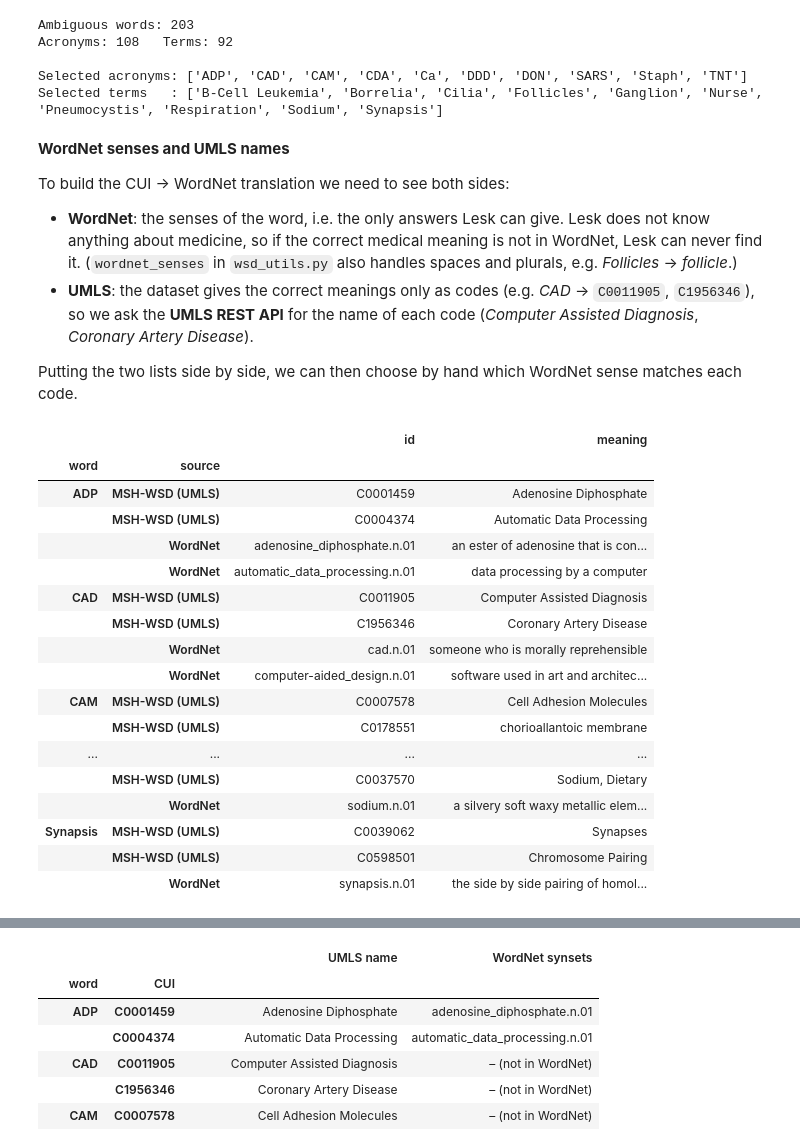
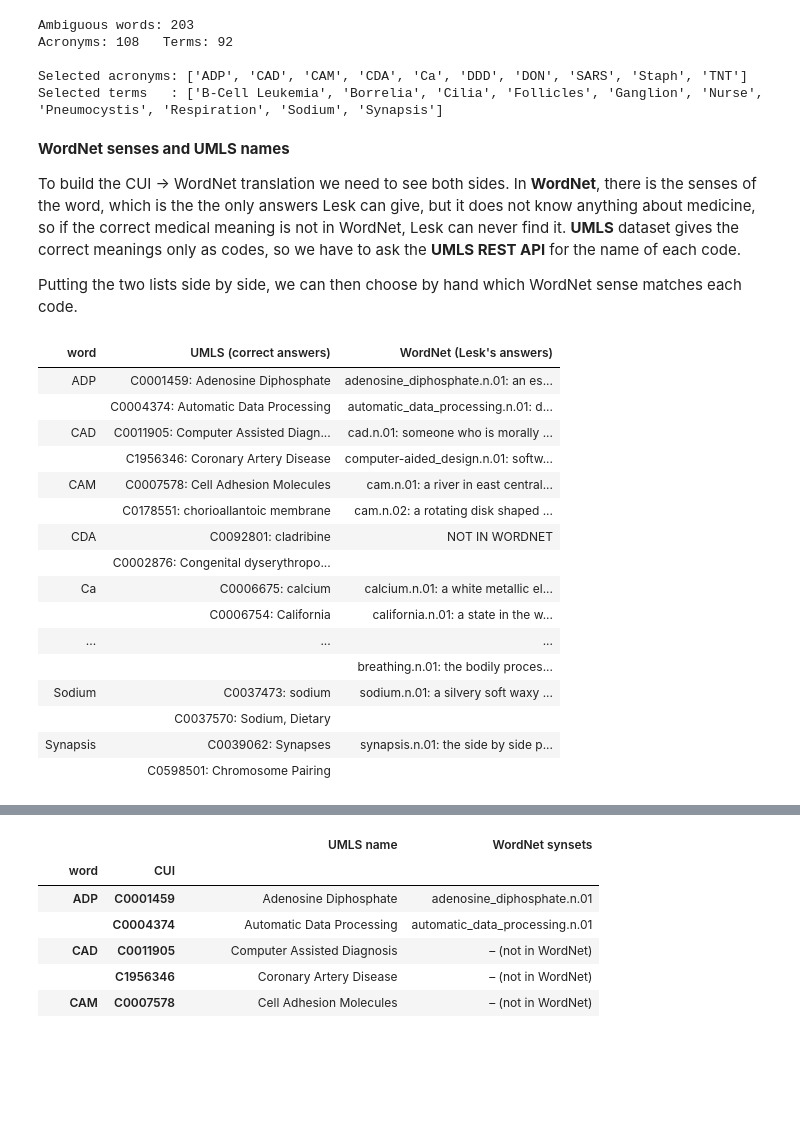
Before and after one commit to pygiopoli/nlp_project_26, a Jupyter notebook: scripts/p1_2_lesk/task_2.ipynb, the cells around one changed output, grey strips where cells are left out. Drawn from its saved outputs; the diff is of its cells as text; code cells hidden in the pictures; blank space fills up the shorter version.

Commit message:
correction task 2

```diff
--- a/scripts/p1_2_lesk/task_2.ipynb
+++ b/scripts/p1_2_lesk/task_2.ipynb
@@ -69,67 +65,64 @@ Selected terms   : ['B-Cell Leukemia', 'Borrelia', 'Cilia', 'Follicles', 'Gangli
 # %% [markdown]
 **WordNet senses and UMLS names**
 
-To build the CUI → WordNet translation we need to see both sides:
-- **WordNet**: the senses of the word, i.e. the only answers Lesk can give. Lesk does not know anything about medicine, so if the correct medical meaning is not in WordNet, Lesk can never find it. (`wordnet_senses` in `wsd_utils.py` also handles spaces and plurals, e.g. *Follicles* → *follicle*.)
-- **UMLS**: the dataset gives the correct meanings only as codes (e.g. *CAD* → `C0011905`, `C1956346`), so we ask the **UMLS REST API** for the name of each code (*Computer Assisted Diagnosis*, *Coronary Artery Disease*).
+To build the CUI → WordNet translation we need to see both sides.
+In **WordNet**, there is the senses of the word, which is the the only answers Lesk can give, but it does not know anything about medicine, so if the correct medical meaning is not in WordNet, Lesk can never find it.
+**UMLS** dataset gives the correct meanings only as codes, so we have to ask the **UMLS REST API** for the name of each code.
 
 Putting the two lists side by side, we can then choose by hand which WordNet sense matches each code.
 # %%
 API_KEY = getpass("Paste your UMLS API key: ")
 
 
 def cui_name(cui):
-    """Name of a UMLS concept (CUI), from the UMLS REST API (None if not found, e.g. retired CUI)."""
+    """Name of a UMLS concept (CUI), from the UMLS REST API (None if not found)."""
     url = f"https://uts-ws.nlm.nih.gov/rest/content/current/CUI/{cui}"
     r = requests.get(url, params={"apiKey": API_KEY}, timeout=20)
     if r.status_code != 200:
         return None
     return r.json()["result"]["name"]
 
 
-cui_names = {}      # CUI -> UMLS name, filled while we print
+cui_names = {}
 
 
 pd.set_option("display.max_rows", 200)        # show all the rows of the table
 pd.set_option("display.max_colwidth", 100)    # do not cut the definitions too early
 
-
 def senses_table(words):
-    """For each word: the UMLS names of its CUIs (correct answers) and its WordNet senses (Lesk's possible answers)."""
+    """For each word: the UMLS meanings (correct answers) next to the WordNet senses (Lesk's possible answers)."""
     rows = []
     for word in words:
-        for label, cui in concept_map[word].items():
+        umls = []
+        for cui in concept_map[word].values():
             if cui not in cui_names:
                 cui_names[cui] = cui_name(cui)
-            rows.append({"word": word, "source": "MSH-WSD (UMLS)", "id": cui, "meaning": cui_names[cui]})
-        senses = wordnet_senses(word)
-        if not senses:
-            rows.append({"word": word, "source": "WordNet", "id": "-", "meaning": "NOT IN WORDNET"})
-        for s in senses:
-            rows.append({"word": word, "source": "WordNet", "id": s.name(), "meaning": s.definition()})
-    return pd.DataFrame(rows).set_index(["word", "source"])
+            umls.append(f"{cui}: {cui_names[cui]}")
+        wordnet = [f"{s.name()}: {s.definition()}" for s in wordnet_senses(word)] or ["NOT IN WORDNET"]
+        for i, (u, w) in enumerate(zip_longest(umls, wordnet, fillvalue="")):
+            rows.append({"word": word if i == 0 else "", "UMLS (correct answers)": u, "WordNet (Lesk's answers)": w})
+    return pd.DataFrame(rows).style.hide(axis="index").set_properties(**{"text-align": "left"})
 
 
 senses_table(selected_acronyms + selected_terms)
 # %% [output]
-|  |  | id | meaning |
-| word | source |  |  |
-| ADP | MSH-WSD (UMLS) | C0001459 | Adenosine Diphosphate |
-|  | MSH-WSD (UMLS) | C0004374 | Automatic Data Processing |
-|  | WordNet | adenosine_diphosphate.n.01 | an ester of adenosine that is con... |
-|  | WordNet | automatic_data_processing.n.01 | data processing by a computer |
-| CAD | MSH-WSD (UMLS) | C0011905 | Computer Assisted Diagnosis |
-|  | MSH-WSD (UMLS) | C1956346 | Coronary Artery Disease |
-|  | WordNet | cad.n.01 | someone who is morally reprehensible |
-|  | WordNet | computer-aided_design.n.01 | software used in art and architec... |
-| CAM | MSH-WSD (UMLS) | C0007578 | Cell Adhesion Molecules |
-|  | MSH-WSD (UMLS) | C0178551 | chorioallantoic membrane |
-| ... | ... | ... | ... |
-|  | MSH-WSD (UMLS) | C0037570 | Sodium, Dietary |
-|  | WordNet | sodium.n.01 | a silvery soft waxy metallic elem... |
-| Synapsis | MSH-WSD (UMLS) | C0039062 | Synapses |
-|  | MSH-WSD (UMLS) | C0598501 | Chromosome Pairing |
-|  | WordNet | synapsis.n.01 | the side by side pairing of homol... |
+| word | UMLS (correct answers) | WordNet (Lesk's answers) |
+| ADP | C0001459: Adenosine Diphosphate | adenosine_diphosphate.n.01: an es... |
+|  | C0004374: Automatic Data Processing | automatic_data_processing.n.01: d... |
+| CAD | C0011905: Computer Assisted Diagn... | cad.n.01: someone who is morally ... |
+|  | C1956346: Coronary Artery Disease | computer-aided_design.n.01: softw... |
+| CAM | C0007578: Cell Adhesion Molecules | cam.n.01: a river in east central... |
+|  | C0178551: chorioallantoic membrane | cam.n.02: a rotating disk shaped ... |
+| CDA | C0092801: cladribine | NOT IN WORDNET |
+|  | C0002876: Congenital dyserythropo... |  |
+| Ca | C0006675: calcium | calcium.n.01: a white metallic el... |
+|  | C0006754: California | california.n.01: a state in the w... |
+| ... | ... | ... |
+|  |  | breathing.n.01: the bodily proces... |
+| Sodium | C0037473: sodium | sodium.n.01: a silvery soft waxy ... |
+|  | C0037570: Sodium, Dietary |  |
+| Synapsis | C0039062: Synapses | synapsis.n.01: the side by side p... |
+|  | C0598501: Chromosome Pairing |  |
 # %% [markdown]
 **The CUI → WordNet mapping**
 
```
Also changed, not shown: parts of 17 cells of this notebook.
